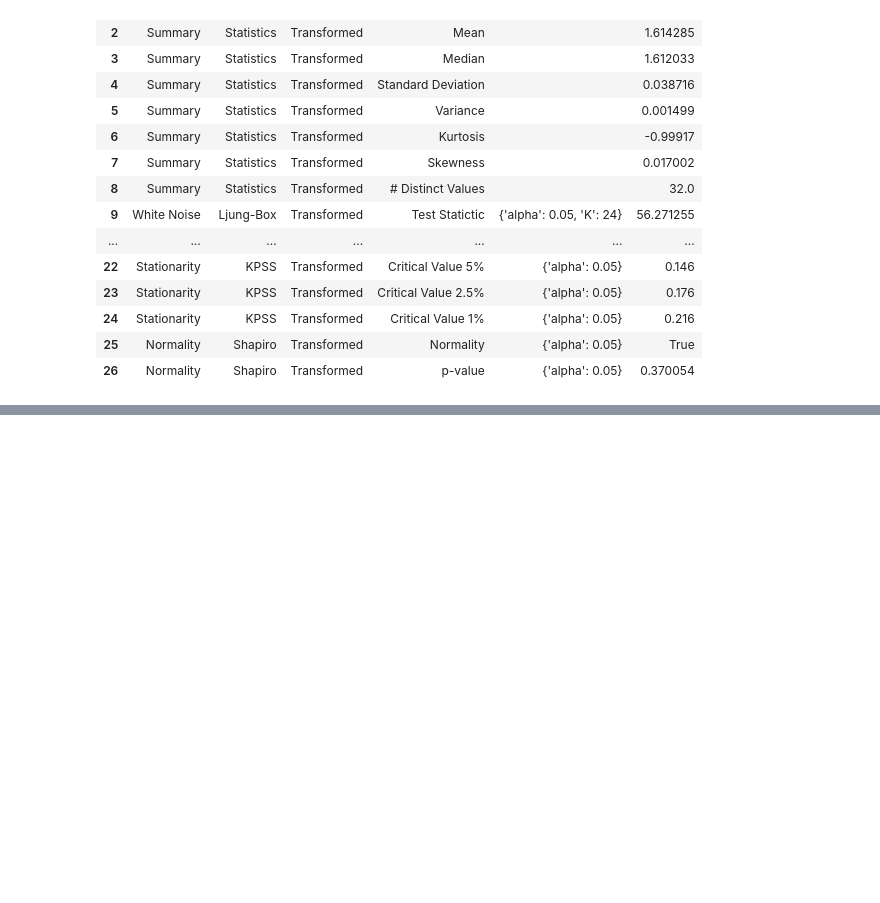
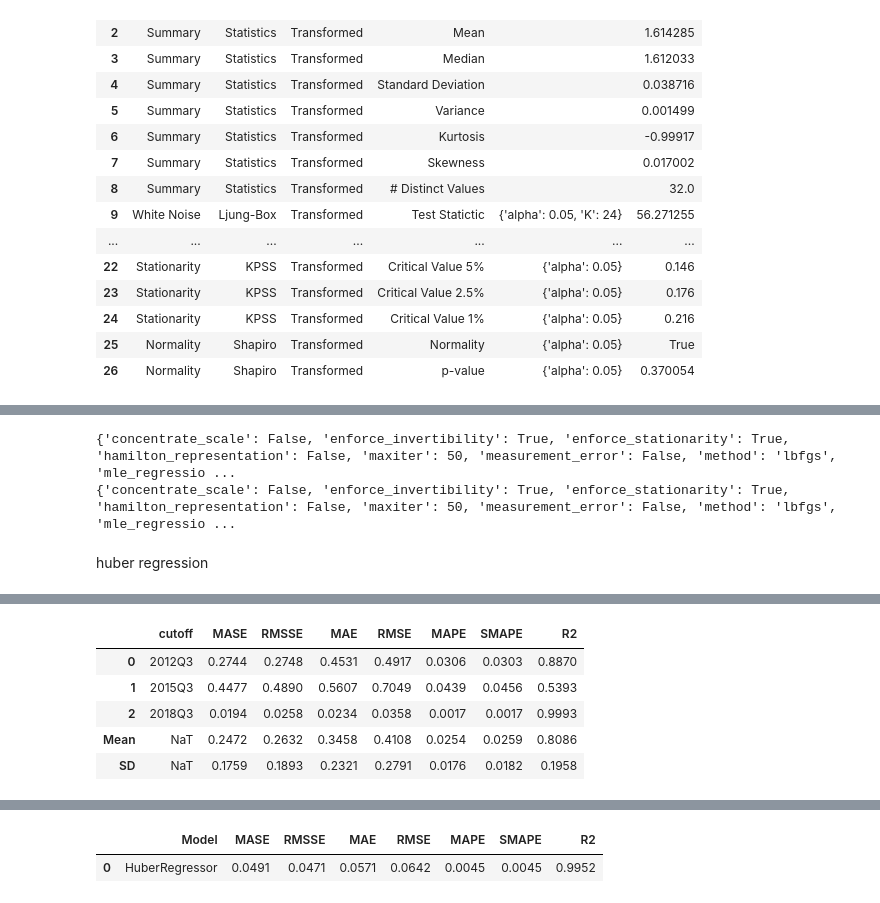
Before and after one commit to imajirzl/thesis-unemployment-rate, a Jupyter notebook: analysis/youth_tuning.ipynb, the cells around one changed output, grey strips where cells are left out. Drawn from its saved outputs; the diff is of its cells as text; code cells hidden in the pictures; blank space fills up the shorter version.

```diff
--- a/analysis/youth_tuning.ipynb
+++ b/analysis/youth_tuning.ipynb
@@ -106,0 +160,13 @@ exp.plot_model(plot="decomp_stl", fig_kwargs={"height": 500})
+# %%
+print(arima.get_params())
+print(tuned_arima.get_params())
+# %% [output]
+{'concentrate_scale': False, 'enforce_invertibility': True, 'enforce_stationarity': True, 'hamilton_representation': False, 'maxiter': 50, 'measurement_error': False, 'method': 'lbfgs', 'mle_regressio ...
+{'concentrate_scale': False, 'enforce_invertibility': True, 'enforce_stationarity': True, 'hamilton_representation': False, 'maxiter': 50, 'measurement_error': False, 'method': 'lbfgs', 'mle_regressio ...
+# %% [markdown]
+huber regression
+# %%
+huber = exp.create_model('huber_cds_dt')
+y_predict_huber = exp.predict_model(huber)
+exp.plot_model(estimator=huber)
+# %% [output]
@@ -106,0 +174,6 @@ exp.plot_model(plot="decomp_stl", fig_kwargs={"height": 500})
+|  | cutoff | MASE | RMSSE | MAE | RMSE | MAPE | SMAPE | R2 |
+| 0 | 2012Q3 | 0.2744 | 0.2748 | 0.4531 | 0.4917 | 0.0306 | 0.0303 | 0.8870 |
+| 1 | 2015Q3 | 0.4477 | 0.4890 | 0.5607 | 0.7049 | 0.0439 | 0.0456 | 0.5393 |
+| 2 | 2018Q3 | 0.0194 | 0.0258 | 0.0234 | 0.0358 | 0.0017 | 0.0017 | 0.9993 |
+| Mean | NaT | 0.2472 | 0.2632 | 0.3458 | 0.4108 | 0.0254 | 0.0259 | 0.8086 |
+| SD | NaT | 0.1759 | 0.1893 | 0.2321 | 0.2791 | 0.0176 | 0.0182 | 0.1958 |
@@ -106,0 +181,2 @@ exp.plot_model(plot="decomp_stl", fig_kwargs={"height": 500})
+|  | Model | MASE | RMSSE | MAE | RMSE | MAPE | SMAPE | R2 |
+| 0 | HuberRegressor | 0.0491 | 0.0471 | 0.0571 | 0.0642 | 0.0045 | 0.0045 | 0.9952 |
```
Also changed, not shown: parts of 20 cells of this notebook.
